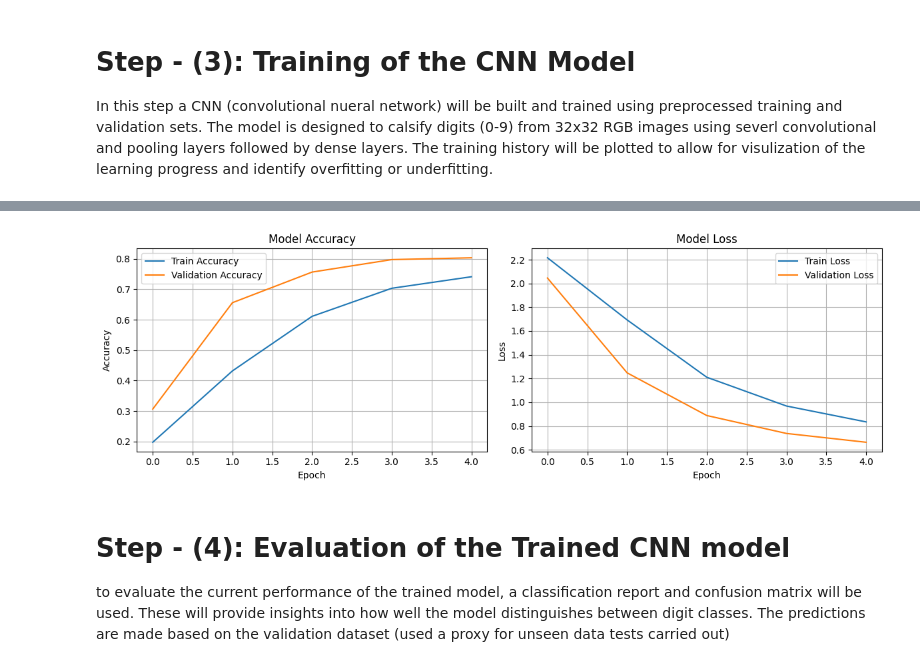
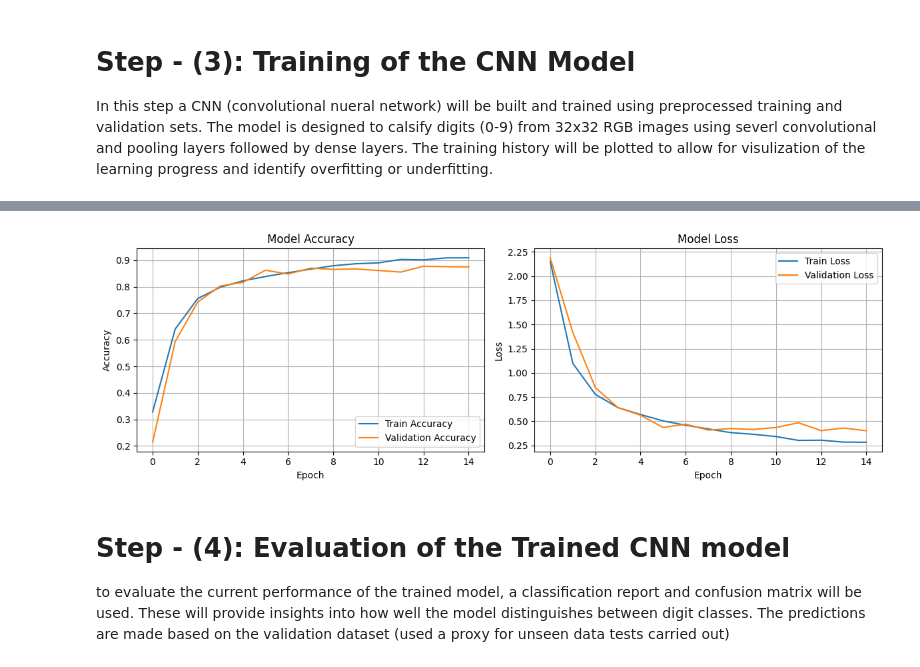
Before and after one commit to MikeShier/BIG-DATA-CW2, a Jupyter notebook: CW2.ipynb, the cells around one changed output, grey strips where cells are left out. Saved outputs shown, nothing was run; the diff lists cells and outputs as text; code cells hidden in the pictures.

```diff
--- a/CW2.ipynb
+++ b/CW2.ipynb
@@ -198,14 +193,41 @@ y_val_cat = to_categorical(y_val_split, num_classes = 10)
+# %%
+X_val_split = X_val_split[:2000]
+y_val_split = y_val_split[:2000]
+y_val_cat = to_categorical(y_val_split)
 # %%
 from tensorflow.keras.models import Sequential
-from tensorflow.keras.layers import Conv2D, MaxPooling2D, Flatten, Dense, Dropout
+from tensorflow.keras.layers import Conv2D, MaxPooling2D, Flatten, Dense, Dropout, BatchNormalization
 
-model = Sequential([
+model_opt = Sequential([
     Conv2D(32, (3, 3), activation = 'relu', input_shape = (32, 32, 3)),
-    MaxPooling2D((2, 2)),
+    BatchNormalization(),
+    MaxPooling2D(),
+
+
     Conv2D(64, (3, 3), activation = 'relu'),
-    MaxPooling2D((2, 2)),
+    BatchNormalization(),
+    MaxPooling2D(),
+
+
+    Conv2D(128, (3, 3), activation = 'relu'),
+    BatchNormalization(),
+    MaxPooling2D(),
+
     Flatten(),
+    Dropout(0.4),
     Dense(128, activation = 'relu'),
-    Dropout(0.5),
+    Dropout(0.3),
     Dense(10, activation = 'softmax')
 ])
+
+
+
+model_opt.compile(optimizer = 'adam', loss = 'categorical_crossentropy', metrics = ['accuracy'])
+
+history_opt = model_opt.fit(
+    X_train_split, y_train_cat,
+    validation_data = (X_val_split, y_val_cat),
+    epochs = 15,
+    batch_size = 64,
+    callbacks = [early_stop, checkpoint]
+)
@@ -238,30 +258,30 @@ Epoch 5/5
 # %%
 import matplotlib.pyplot as plt
 
 plt.figure(figsize = (12, 4))
 
 plt.subplot(1, 2, 1)
-plt.plot(history.history['accuracy'], label = 'Train Accuracy')
-plt.plot(history.history['val_accuracy'], label = 'Validation Accuracy')
+plt.plot(history_opt.history['accuracy'], label = 'Train Accuracy')
+plt.plot(history_opt.history['val_accuracy'], label = 'Validation Accuracy')
 plt.title('Model Accuracy')
 plt.xlabel('Epoch')
 plt.ylabel('Accuracy')
 plt.legend()
 plt.grid('on')
 
 plt.subplot(1, 2, 2)
-plt.plot(history.history['loss'], label = 'Train Loss')
-plt.plot(history.history['val_loss'], label = 'Validation Loss')
+plt.plot(history_opt.history['loss'], label = 'Train Loss')
+plt.plot(history_opt.history['val_loss'], label = 'Validation Loss')
 plt.title('Model Loss')
 plt.xlabel('Epoch')
 plt.ylabel('Loss')
 plt.legend()
 
 plt.tight_layout()
 plt.grid('on')
 plt.show()
 # %% [output]
-[figure, old version]
+[figure, new version]
 # %% [markdown]
 # Step - (4): Evaluation of the Trained CNN model
 
```
Also changed, not shown: parts of 13 cells of this notebook, 2 other files.
